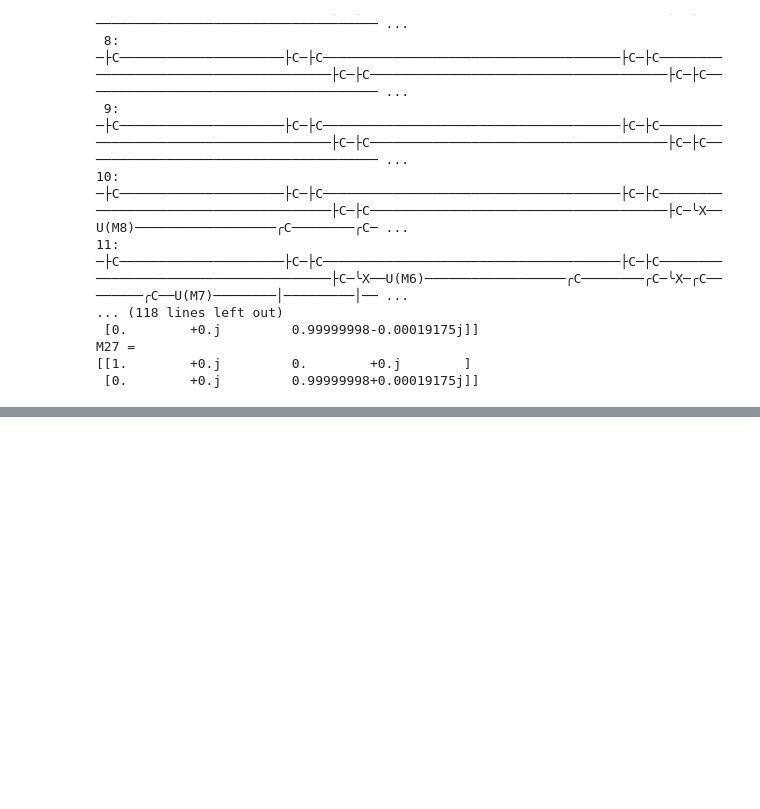
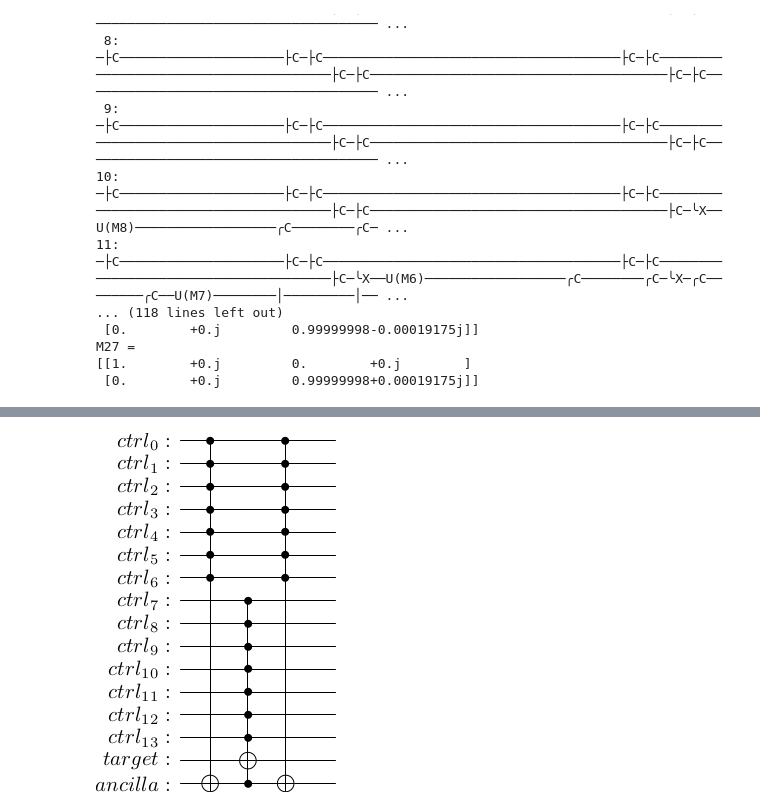
Before and after one commit to valterUo/classiq-coding-competition, a Jupyter notebook: main.ipynb, the cells around one changed output, grey strips where cells are left out. Cells and saved outputs as stored; diff of their text form; code cells hidden in the pictures; blank space fills up the shorter version.

```diff
--- a/main.ipynb
+++ b/main.ipynb
@@ -355,0 +404,19 @@ print(qml.drawer.draw(multi_Toffoli_final, show_all_wires=True, decimals=5, max_
+# %%
+qr = QuantumRegister(14, 'ctrl')
+target = QuantumRegister(1, 'target')
+anc = QuantumRegister(1, 'ancilla')
+circuit = QuantumCircuit(qr, target, anc)
+
+gate7 = MCXGate(7)
+gate8 = MCXGate(8)
+
+controls7 = [qr[i] for i in range(7)]
+controls8 = [qr[i] for i in range(7, 14)]
+
+circuit.append(gate7, controls7 + [anc[0]])
+circuit.append(gate8, controls8 + [anc[0], target[0]])
+circuit.append(gate7, controls7 + [anc[0]])
+
+circuit.draw(output='latex')
+# %% [output]
+[figure, added]
```
Also changed, not shown: parts of 30 cells of this notebook, 1 other file.
